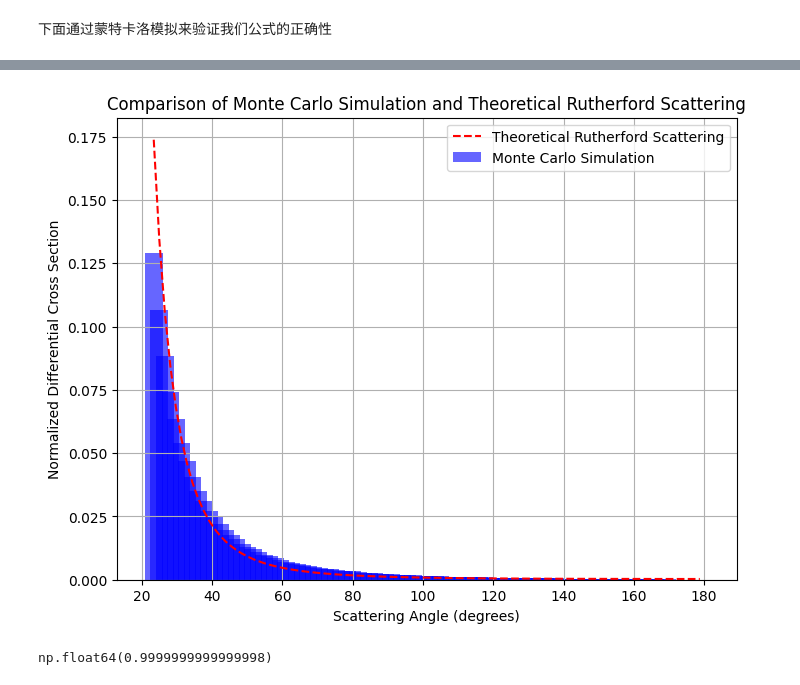
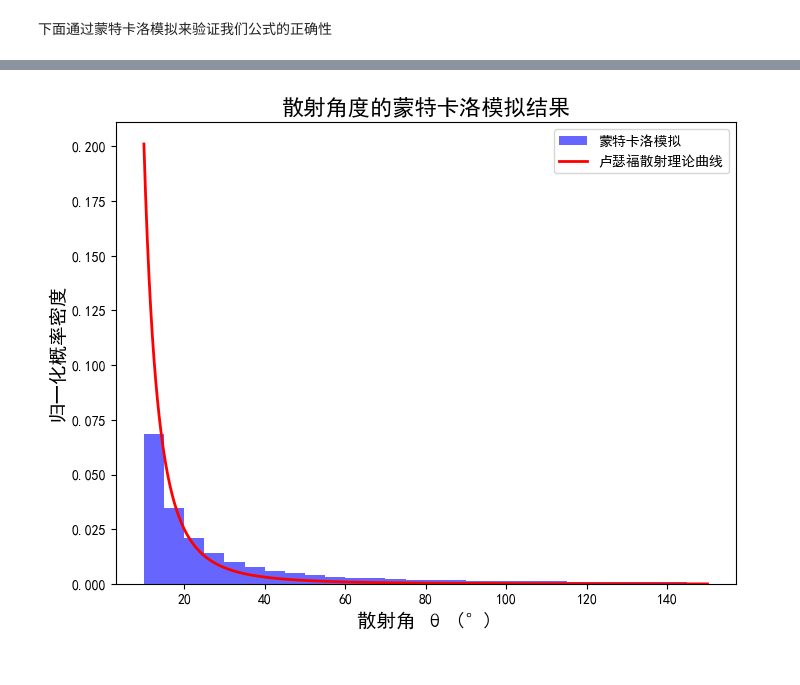
Before and after one commit to Glueo/graduate_phy_proj_2025, a Jupyter notebook: Catchup/plot_classic.ipynb, the cells around one changed output, grey strips where cells are left out. Saved outputs shown, nothing was run; the diff lists cells and outputs as text; code cells hidden in the pictures.

```diff
--- a/Catchup/plot_classic.ipynb
+++ b/Catchup/plot_classic.ipynb
@@ -640,28 +444,51 @@ array([128899, 106441,  88256,  74179,  63472,  53928,  46905,  40569,
-# %%
-theory_angles = bin_centers  # 确保和直方图匹配
-theory_vals = np.array([theory_dsigma(theta, C) for theta in theory_angles])
-theory_vals /= np.sum(theory_vals)  # 归一化
-gui_hist = hist_vals/hist_vals.sum()
-# -----------------------------
-# 5. 绘图
-# -----------------------------
-fig = plt.figure(figsize=(8, 6))
-
-plt.bar(theory_angles, gui_hist, width=(angles_bins[1] - angles_bins[0]), alpha=0.6, label='Monte Carlo Simulation', color='b')
-plt.plot(theory_angles, theory_vals, label='Theoretical Rutherford Scattering', color='r', linestyle='--')
-
-plt.legend()
-plt.title('Comparison of Monte Carlo Simulation and Theoretical Rutherford Scattering')
-plt.xlabel('Scattering Angle (degrees)')
-plt.ylabel('Normalized Differential Cross Section')
-plt.grid(True)
-
-plt.show()
-# save fig
-fig.savefig('output/alpha_particles_simulation.png')
-# %% [output]
-[figure, removed]
-# %%
-gui_hist.sum()
-# %% [output]
-np.float64(0.9999999999999998)
+# %%
+N = 10**7
+dt = 5e-15
+import os
+
+# 读取缓存结果
+if not os.path.exists('./cache/alpha_particles_angles_mc.npy'):
+    angles_deg = verlet_integration(N, dt)
+
+# 缓存结果
+if not os.path.exists('./cache'):
+    os.makedirs('./cache')
+np.save('./cache/alpha_particles_angles_mc.npy', angles_deg)
+# %%
+import numpy as np
+import matplotlib.pyplot as plt
+
+# 假设 angles_deg 是你的蒙特卡洛模拟得到的散射角数组（单位：度）
+
+plt.figure(figsize=(8, 6))
+plt.hist(angles_deg, bins=np.arange(10, 150, 5), density=True,
+         alpha=0.6, color='b', label="蒙特卡洛模拟")
+
+# 构造理论散射曲线
+# 定义角度范围（单位：度），这里取 10° 到 180°
+theta_deg = np.linspace(10, 150, 1000)
+theta_rad = np.deg2rad(theta_deg)  # 转换为弧度
+
+# 未归一化的理论概率密度（以弧度为单位）
+# p(θ) ∝ 2*cos(θ/2)/sin³(θ/2)
+unnorm_pdf = 2 * np.cos(theta_rad / 2) / (np.sin(theta_rad / 2) ** 3)
+
+# 归一化：对弧度变量积分归一化
+norm_const = np.trapz(unnorm_pdf, theta_rad)
+pdf_rad = unnorm_pdf / norm_const  # 此时 ∫ pdf_rad dθ_rad = 1
+
+# 转换为以度为单位的概率密度
+# p_deg = p_rad * (dθ_rad/dθ_deg) = p_rad * (π/180)
+pdf_deg = pdf_rad * (np.pi / 180)
+
+# 绘制理论曲线（折线图）
+plt.plot(theta_deg, pdf_deg, 'r-', lw=2, label="卢瑟福散射理论曲线")
+
+plt.xlabel("散射角 θ (°)", fontsize=14)
+plt.ylabel("归一化概率密度", fontsize=14)
+plt.title("散射角度的蒙特卡洛模拟结果", fontsize=16)
+plt.legend()
+plt.savefig('./output/alpha_particles_angles_with_monte_carlo.png', bbox_inches='tight')
+plt.show()
+# %% [output]
+[figure, added]
```
Also changed, not shown: parts of 10 cells of this notebook, 13 other files.
